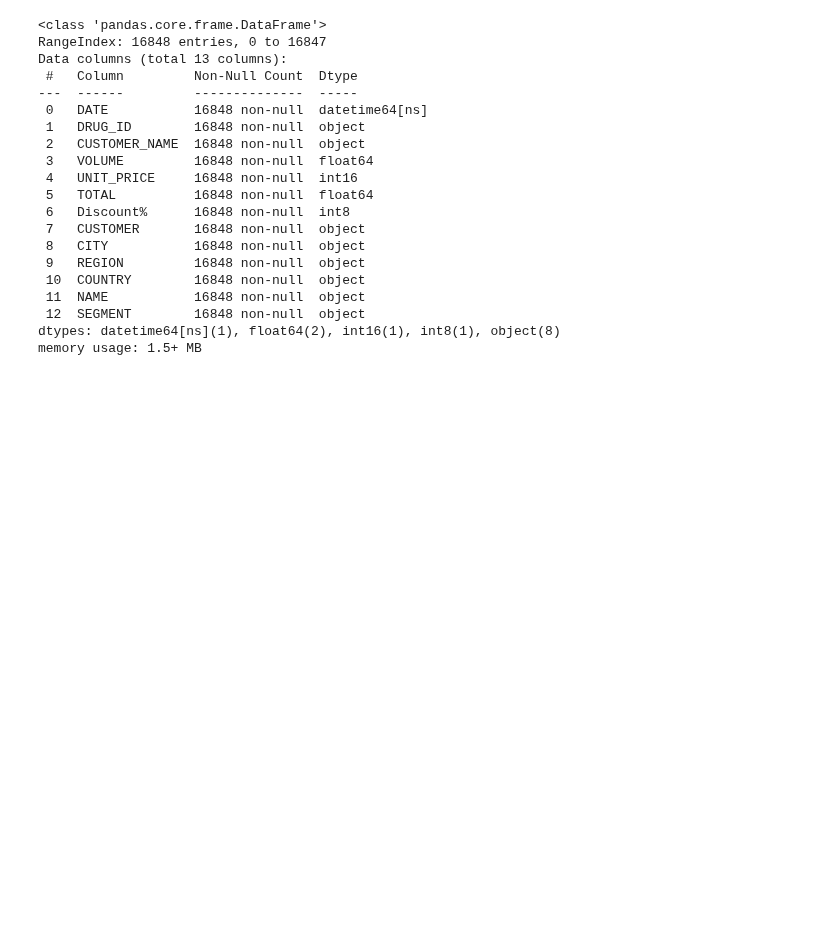
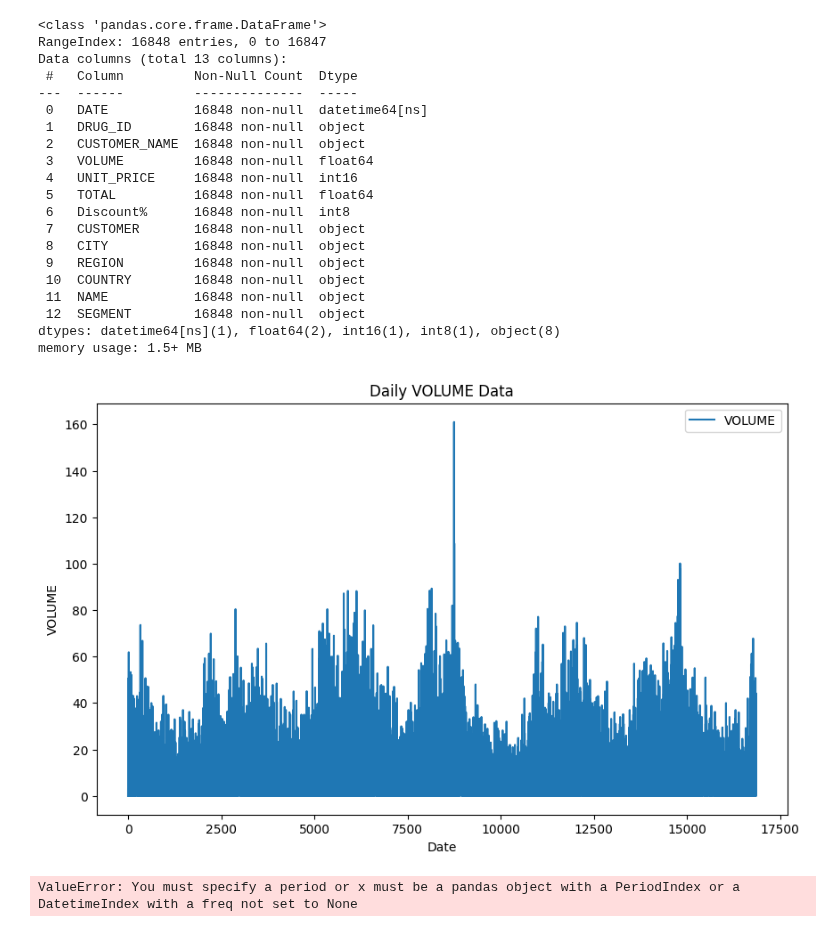
Before and after one commit to SohamLTI/Sarkar, a Jupyter notebook: ParmaTest.ipynb, the cells around one changed output. Cells and saved outputs as stored; diff of their text form; code cells hidden in the pictures; blank space fills up the shorter version.

```diff
--- a/ParmaTest.ipynb
+++ b/ParmaTest.ipynb
@@ -162,3 +162,50 @@ Data columns (total 13 columns):
  12  SEGMENT        16848 non-null  object
 dtypes: datetime64[ns](1), float64(2), int16(1), int8(1), object(8)
 memory usage: 1.5+ MB
+# %%
+import pandas as pd
+import matplotlib.pyplot as plt
+from statsmodels.tsa.seasonal import seasonal_decompose
+from statsmodels.tsa.holtwinters import ExponentialSmoothing
+
+# Ensure the DATE column is in datetime format
+df['DATE'] = pd.to_datetime(df['DATE'])
+
+# Plot the VOLUME data
+plt.figure(figsize=(10, 6))
+plt.plot(df['VOLUME'], label='VOLUME')
+plt.title('Daily VOLUME Data')
+plt.xlabel('Date')
+plt.ylabel('VOLUME')
+plt.legend()
+plt.show()
+
+# Decompose the time series data
+decomposition = seasonal_decompose(df['VOLUME'], model='additive')
+fig = decomposition.plot()
+plt.show()
+
+# Split the data into training and testing sets
+train_data = df['VOLUME'][:int(0.8*(len(df)))]
+test_data = df['VOLUME'][int(0.8*(len(df))):]
+
+# Apply Exponential Smoothing for forecasting
+model = ExponentialSmoothing(train_data, seasonal='add', seasonal_periods=12).fit()
+forecast = model.forecast(steps=len(test_data))
+
+# Plot the forecasted data
+plt.figure(figsize=(10, 6))
+plt.plot(train_data, label='Training Data')
+plt.plot(test_data, label='Test Data')
+plt.plot(forecast, label='Forecasted Data')
+plt.title('Time Series Forecasting of VOLUME')
+plt.xlabel('Date')
+plt.ylabel('VOLUME')
+plt.legend()
+plt.show()
+
+# Print the forecasted values
+print(forecast)
+# %% [output]
+[figure, added]
+ValueError: You must specify a period or x must be a pandas object with a PeriodIndex or a DatetimeIndex with a freq not set to None
```
